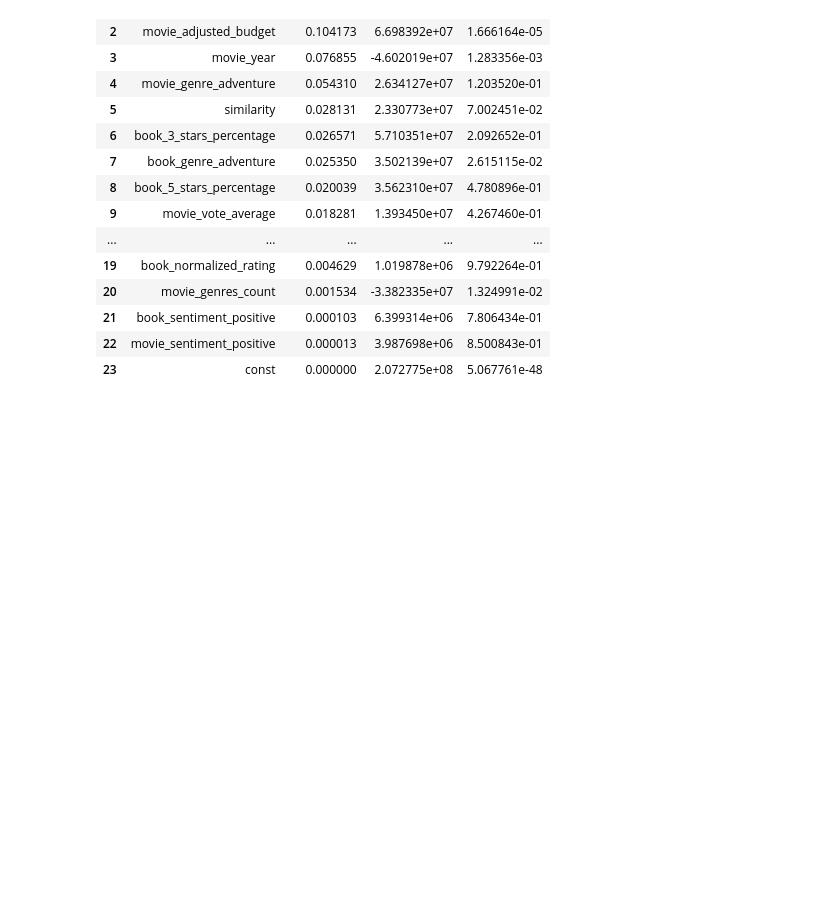
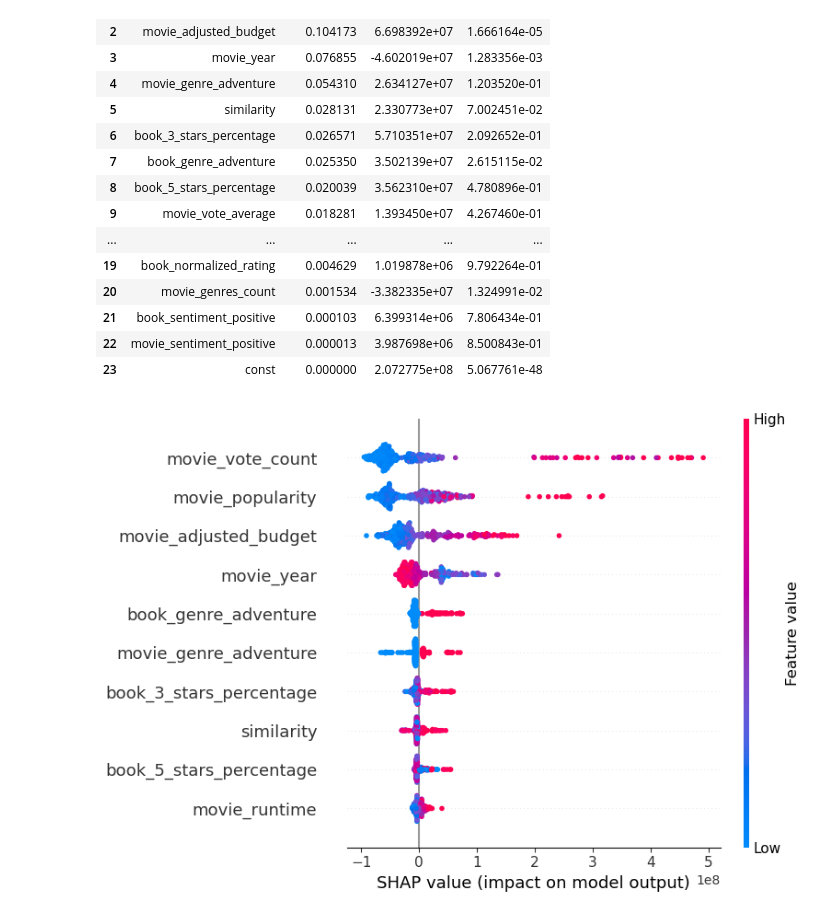
Before and after one commit to epfl-ada/ada-2024-project-datadruids, a Jupyter notebook: src/regression_book_movies.ipynb, the cells around one changed output. Drawn from its saved outputs; the diff is of its cells as text; code cells hidden in the pictures; blank space fills up the shorter version.

```diff
--- a/src/regression_book_movies.ipynb
+++ b/src/regression_book_movies.ipynb
@@ -462,3 +510,14 @@ display(combined_features)
 | 21 | book_sentiment_positive | 0.000103 | 6.399314e+06 | 7.806434e-01 |
 | 22 | movie_sentiment_positive | 0.000013 | 3.987698e+06 | 8.500843e-01 |
 | 23 | const | 0.000000 | 2.072775e+08 | 5.067761e-48 |
+# %%
+import shap
+
+explainer = shap.TreeExplainer(best_model)
+shap_values = explainer.shap_values(X_train)
+
+shap.summary_plot(shap_values, X_train, max_display=10, show = False)
+
+#plt.savefig('books_movies_shap.svg', format='svg', dpi = 1200)
+# %% [output]
+[figure, added]
```
Also changed, not shown: parts of 5 cells of this notebook, 2 other files.
